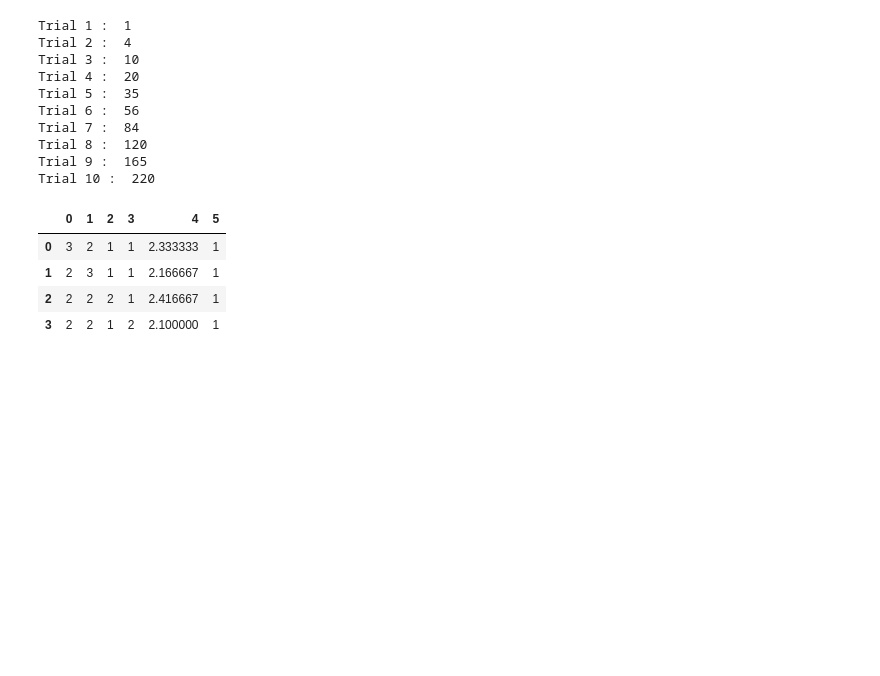
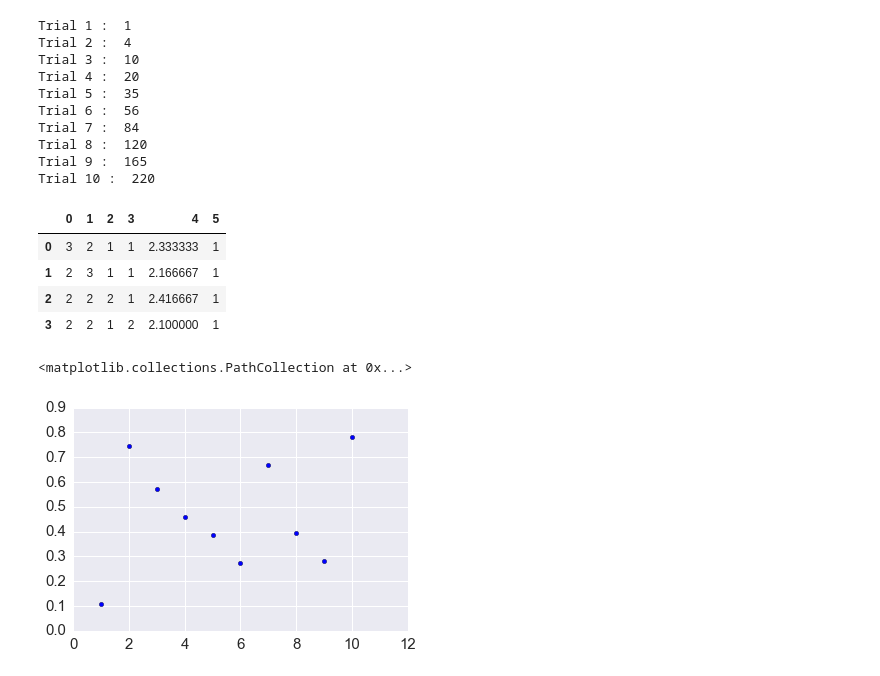
Before and after one commit to timoryxl/Multi-armed-bandit, a Jupyter notebook: Multi-Armed_Bandit_HARIHARAN.ipynb, the cells around one changed output. Drawn from its saved outputs; the diff is of its cells as text; code cells hidden in the pictures; blank space fills up the shorter version.

Commit message:
record GP path

```diff
--- a/Multi-Armed_Bandit_HARIHARAN.ipynb
+++ b/Multi-Armed_Bandit_HARIHARAN.ipynb
@@ -235 +303,7 @@ def armedbandit(choice,f,m):
+# %%
+x = np.arange(1,11)
+plt.scatter(x, f(x))
+# %% [output]
+<matplotlib.collections.PathCollection at 0x...>
+[figure, added]
 # %%
```
Also changed, not shown: parts of 3 cells of this notebook.
